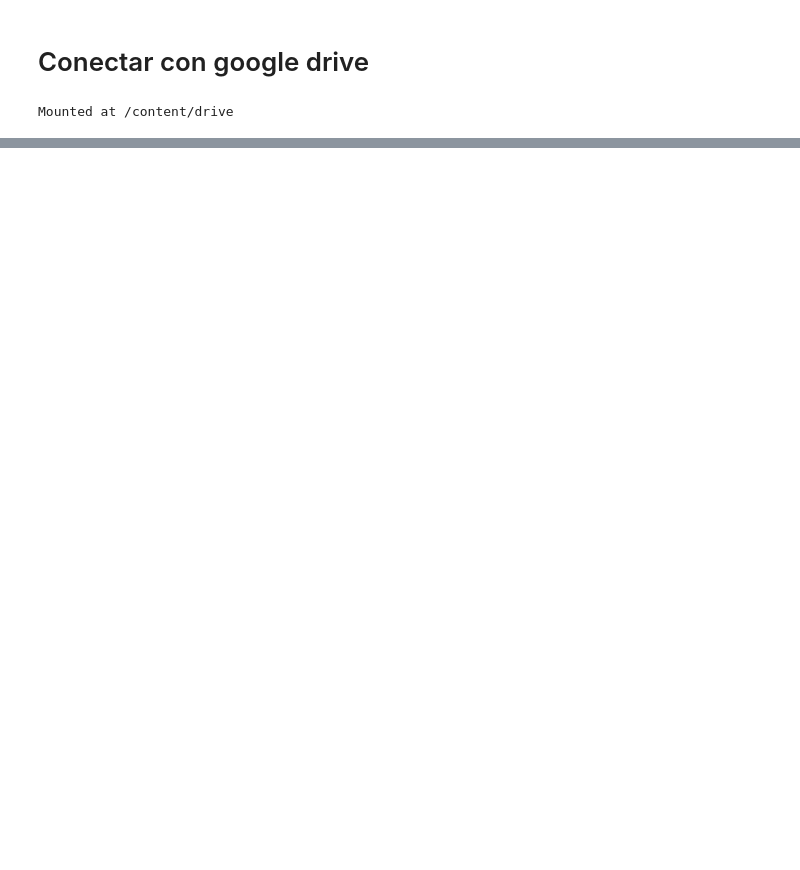
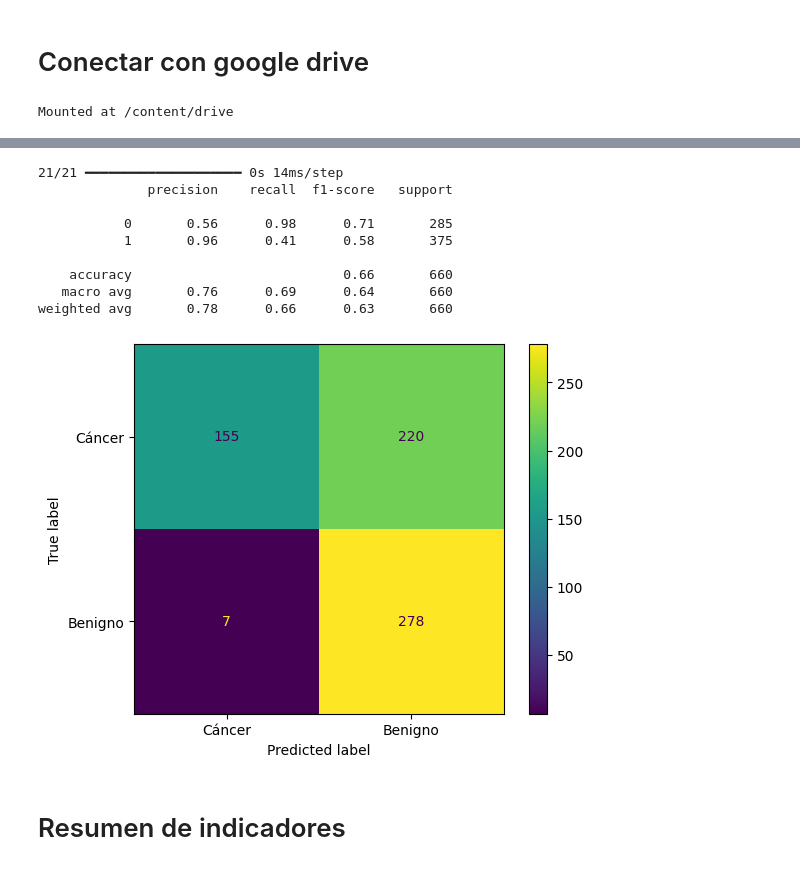
Before and after one commit to jruedaa/Aplicaciones_de_operaciones, a Jupyter notebook: b_modelos.ipynb, the cells around one changed output, grey strips where cells are left out. Drawn from its saved outputs; the diff is of its cells as text; code cells hidden in the pictures; blank space fills up the shorter version.

Commit message:
modelos basicos

```diff
--- a/b_modelos.ipynb
+++ b/b_modelos.ipynb
@@ -48,0 +168,4 @@ import _funciones as fn #Llamar el archivo de funciones de este proyecto
+# %%
+clf_dt = tree.DecisionTreeClassifier() # Modelo de arbol de decision
+clf_dt.fit(x_train2, y_train) # Entrenar el modelo con los datos de entrenamiento
+pred_test = clf_dt.predict(x_test2) # Predecir las clases (benigno o maligno) con los datos de pruebas
@@ -48,0 +184,4 @@ import _funciones as fn #Llamar el archivo de funciones de este proyecto
+# %%
+knn = KNeighborsClassifier() # Modelo de vecinos mas cercanos
+knn.fit(x_train2, y_train) # Entrenar el modelo con los datos de entrenamiento
+pred_test = knn.predict(x_test2) # Predecir las clases (benigno o maligno) con los datos de pruebas
@@ -48,0 +200,4 @@ import _funciones as fn #Llamar el archivo de funciones de este proyecto
+# %%
+logreg = LogisticRegression(max_iter=500) # modelo de regresión logística con 500 iteraciones
+logreg.fit(x_train2, y_train) # Entrenar el modelo con los datos de entrenamiento
+pred_test = logreg.predict(x_test2) # Predecir las clases (benigno o maligno) con los datos de pruebas
@@ -48,0 +224,18 @@ import _funciones as fn #Llamar el archivo de funciones de este proyecto
+# %%
+ # Crear modelo secuencial (capas apiladas)
+fc_model = tf.keras.models.Sequential([
+    tf.keras.layers.Flatten(input_shape=x_train.shape[1:]), #Aplanar entrada
+    tf.keras.layers.Dense(128, activation='relu'), # Capa densa con 128 neuronas y ReLU
+    tf.keras.layers.Dense(64, activation='relu'), # Capa densa con 64 neuronas y ReLU
+    tf.keras.layers.Dense(1, activation='sigmoid')  # Capa de salida (1 neurona), activación sigmoide para clasificación binaria
+])
+
+# Optimizador y funcion de perdida para el modelo
+fc_model.compile(
+    optimizer='adam',
+    loss='binary_crossentropy',
+    metrics=['accuracy', 'AUC', 'Recall', 'Precision'] #Metricas a evaluar
+)
+
+# entrenar el modelo con validacion
+fc_model.fit(x_train, y_train, batch_size=100, epochs=10, validation_data=(x_test, y_test))
@@ -48,0 +282,22 @@ import _funciones as fn #Llamar el archivo de funciones de este proyecto
+# %%
+pred_test = (fc_model.predict(x_test) > 0.50).astype('int') # Predecir y aplicar umbral de 0.5 para convertir a clase 0 o 1
+cm = metrics.confusion_matrix(y_test, pred_test, labels=[1, 0])  # Calcular matriz de confusión
+disp = metrics.ConfusionMatrixDisplay(cm, display_labels=['Cáncer', 'Benigno']) # para visualizacion de matriz de confusion
+disp.plot()
+
+print(metrics.classification_report(y_test, pred_test)) # reporte con precisión, recall y f1-score
+
+#fc_model.save('salidas/model.keras') #Guardar modelo entrenado en caso de ser necesario
+# %% [output]
+21/21 ━━━━━━━━━━━━━━━━━━━━ 0s 14ms/step
+              precision    recall  f1-score   support
+
+           0       0.56      0.98      0.71       285
+           1       0.96      0.41      0.58       375
+
+    accuracy                           0.66       660
+   macro avg       0.76      0.69      0.64       660
+weighted avg       0.78      0.66      0.63       660
+[figure, added]
+# %% [markdown]
+# Resumen de indicadores
```
Also changed, not shown: parts of 28 cells of this notebook, 2 other files.
